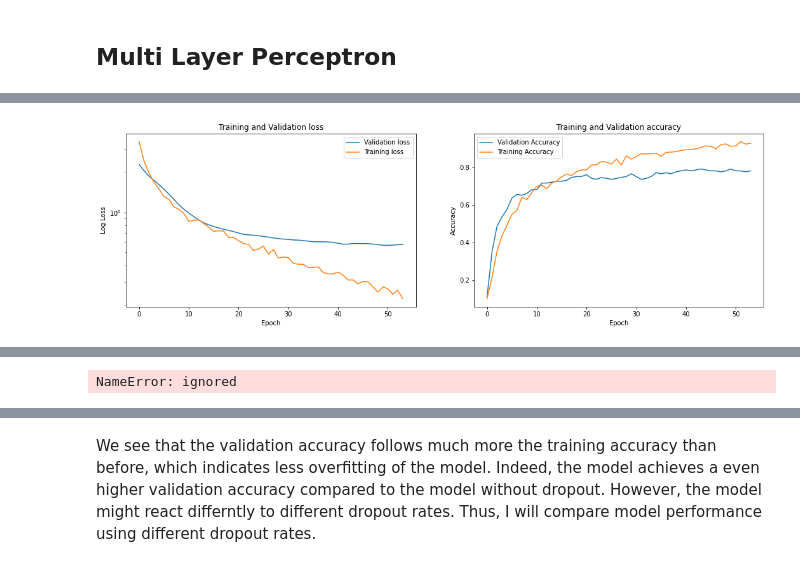
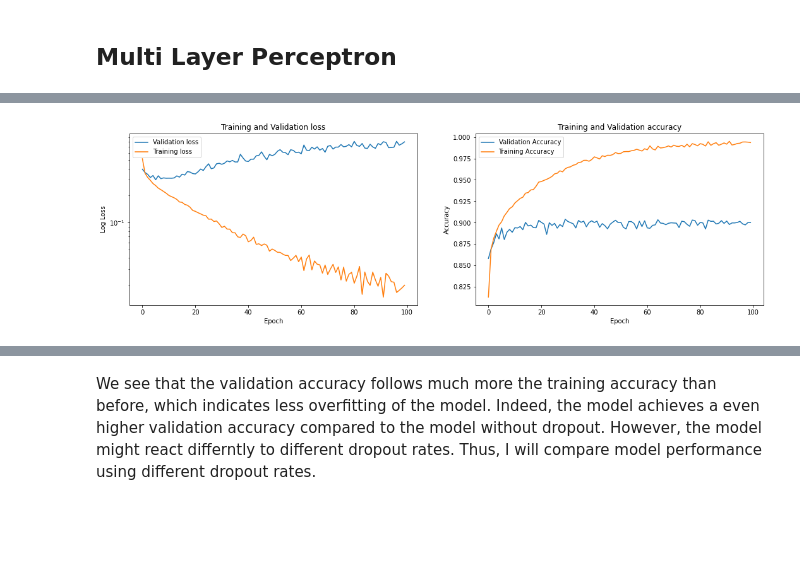
Before and after one commit to HdNathanael/deep_learning_pd, a Jupyter notebook: Homework_01.ipynb, the cells around one changed output, grey strips where cells are left out. Cells and saved outputs as stored; diff of their text form; code cells hidden in the pictures; blank space fills up the shorter version.

```diff
--- a/Homework_01.ipynb
+++ b/Homework_01.ipynb
@@ -857,15 +919,9 @@ plt.show()
 torch.manual_seed(123)
 np.random.seed(123)
 
-batch_size = 10
+batch_size = 256
 
 train_dataset, val_dataset = split_data(train_dataset,val_size = 0.2)
-
-#train_sampler = SubsetRandomSampler(train_idx)
-#val_sampler = SubsetRandomSampler(val_idx)
-
-#train_loader = DataLoader(train_dataset,batch_size = batch_size,sampler = train_sampler, shuffle = False,num_workers = 0)
-#val_loader = DataLoader(train_dataset,batch_size = batch_size,sampler = val_sampler,shuffle = False, num_workers = 0)
 
 train_loader = DataLoader(train_dataset,batch_size = batch_size,shuffle = True,num_workers = 0)
 val_loader = DataLoader(val_dataset,batch_size = batch_size,shuffle = False,num_workers = 0)
@@ -934,17 +999,19 @@ Ni = 28*28
 No = 10
 hidden_layer_params = {0:1024,1:1024,2:512,3:128}
 act_fn = nn.ReLU # set the activation function
-max_epochs = 50
+max_epochs = 100
 
 mlp_cl = MLP(Ni,No,hidden_layer_params,act_fn)
 mlp_cl.apply(init_weights_kaiming) # add weight initialisation to increase speed of convergence
 
-loss_fn = nn.CrossEntropyLoss() # cross entropy loss since it is a classification
-optimiser = optim.Adam(mlp_cl.parameters(), lr= 1e-4) # Adam optimiser with learning rate of 0.0001
+loss_fn = nn.CrossEntropyLoss()
+optimiser = optim.Adam(mlp_cl.parameters(), lr= 1e-3)
 
-early_stopper = EarlyStopper(path='checkpoint.pt', patience=10)
-train_loss, train_acc, val_loss, val_acc = run_training_cl(max_epochs,mlp_cl,optimiser,loss_fn,device,
-                          train_loader = train_loader, val_loader = val_loader,early_stopper = early_stopper)
+train_loss_ad, train_acc_ad, val_loss_ad, val_acc_ad = run_training_cl(max_epochs,mlp_cl,optimiser,loss_fn,device,
+                          train_loader = train_loader, val_loader = val_loader,early_stopper = None)
+# save results
+cl_mlp_ad_res = [train_loss_ad, train_acc_ad, val_loss_ad, val_acc_ad]
+np.save('results/cl_mlp_ad_res.npy',cl_mlp_ad_res)
 # %% [output]
 Initialising training
 [interactive output not drawn]
@@ -956,8 +1019,8 @@ Finished training after 17 seconds
 # %%
-plot_class_results(train_loss, train_acc, val_loss, val_acc)
-get_best_period(val_loss,val_acc)
-print(f"Training loss in last epoch {val_loss[-1]:6f}")
-print(f"Trainin accuracy in last epoch {val_acc[-1]:6f}")
+plot_class_results(train_loss_ad, train_acc_ad, val_loss_ad, val_acc_ad)
+get_best_period(val_loss_ad, val_acc_ad)
+print(f"Validation loss in last epoch {val_loss_ad[-1]:6f}")
+print(f"Validation accuracy in last epoch {val_acc_ad[-1]:6f}")
 print(f"The network has {get_n_params(mlp_cl)} parameters to train.")
 # %% [output]
-[figure, old version]
+[figure, new version]
@@ -968 +1031,0 @@ Trainin accuracy in last epoch 0.780000
-NameError: ignored
```
Also changed, not shown: parts of 105 cells of this notebook.
